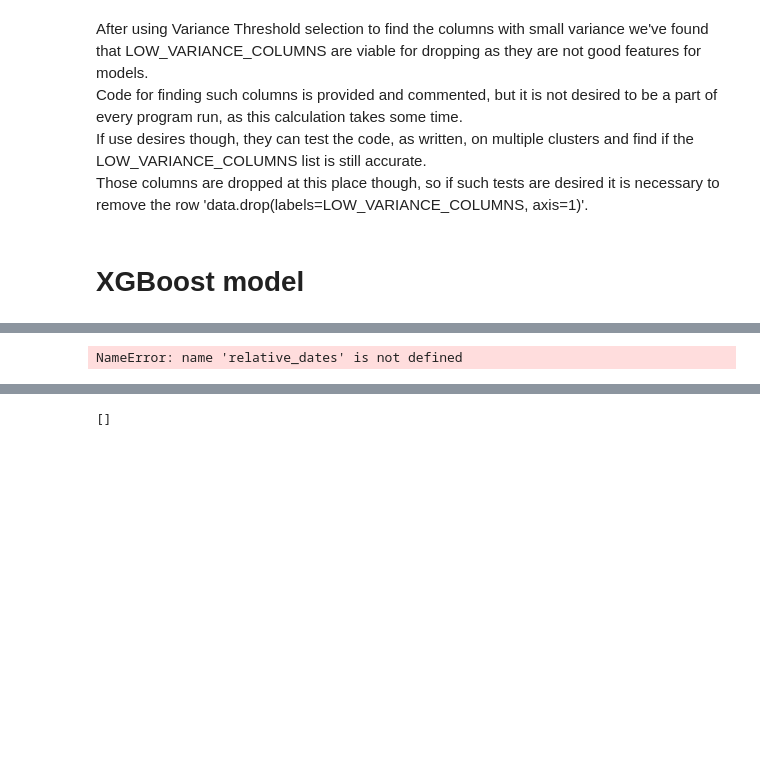
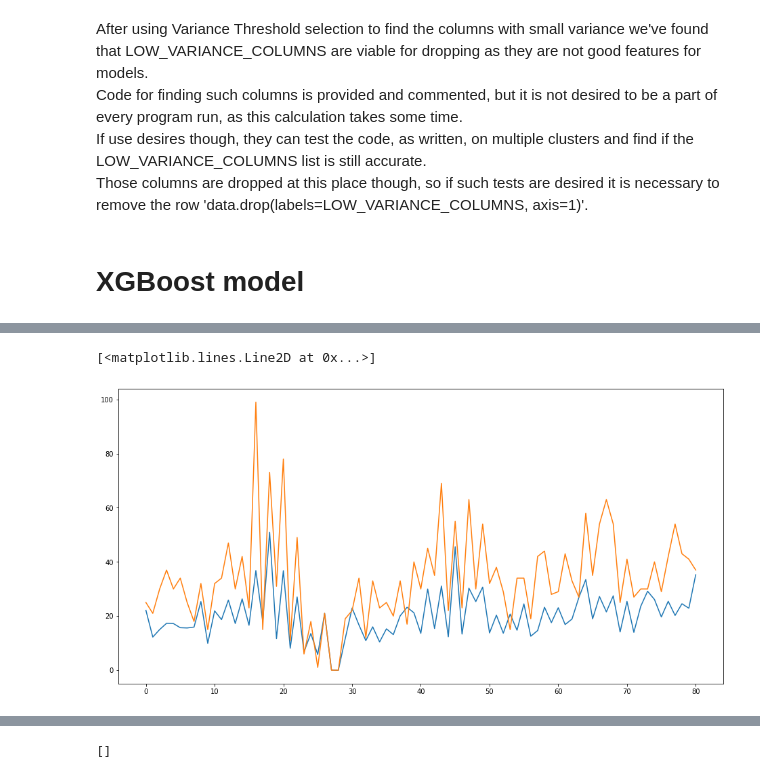
Before and after one commit to xSchon/BP, a Jupyter notebook: 03.Models.ipynb, the cells around one changed output, grey strips where cells are left out. Drawn from its saved outputs; the diff is of its cells as text; code cells hidden in the pictures; blank space fills up the shorter version.

Commit message:
Prepare for tests

```diff
--- a/03.Models.ipynb
+++ b/03.Models.ipynb
@@ -298,7 +299,7 @@ def prepare_cluster_data(df: pd.DataFrame, hierarchical_cluster : id, kmeans_clu
         check_existence = DATA_CLUSTERS_PATH+NORMALIZED_FILE_NAME+'_kmeans-'+str(kmeans_cluster)+'_hier-'+str(hierarchical_cluster)+'.csv'
 
     if os.path.exists(check_existence):
-        return pd.read_csv(DATA_CLUSTERS_PATH+standard_file_name+'_kmeans-'+str(1)+'_hier-1.csv', sep=',', low_memory=False)
+        return pd.read_csv(DATA_CLUSTERS_PATH+standard_file_name+'_kmeans-'+str(kmeans_cluster)+'_hier-'+str(hierarchical_cluster)+'.csv', sep=',', low_memory=False)
 
 
     selected_cluster = data[data.cluster_hierar.__eq__(hierarchical_cluster) & data.kmeans_cluster.__eq__(kmeans_cluster)]
@@ -437,7 +438,7 @@ def hyperparameter_tuning(X_train_data : pd.DataFrame, X_test_data : pd.DataFram
             n_jobs=1,
             n_iter=n_iterations,
             scoring=scoring_fit,
-            verbose=10
+            verbose=5
         )
     fitted_model = rs.fit(X_train_data, y_train_data)
 
@@ -470,7 +471,7 @@ selected_cluster = prepare_cluster_data(data, random.randint(1, 3), random.randi
 X_train, y_train, X_test, y_test = test_train_yearly_split(selected_cluster)
 
 xgb_r = XGBRegressor()
-model, pred = algorithm_pipeline(X_train, X_test, y_train, y_test, xgb_r, parameters, cv=2, n_iterations=50)
+model, pred = hyperparameter_tuning(X_train, X_test, y_train, y_test, xgb_r, parameters, cv=2, n_iterations=100)
 
 end = time.time()
 print(f"{(end-start)/60} minutes.")
@@ -485,16 +496,0 @@ Fitting 2 folds for each of 1 candidates, totalling 2 fits
-# %%
-xgb = XGBRegressor(verbosity=best_params['verbosity'],
-                   subsample=best_params['subsample'],
-                   seed=29,
-                   reg_lambda=best_params['reg_lambda'],
-                   reg_alpha=best_params['reg_alpha'],
-                   objective=best_params['objective'],
-                   n_estimators=best_params['n_estimators'],
-                   min_child_weight=best_params['min_child_weight'],
-                   max_depth=best_params['max_depth'],
-                   gamma=best_params['gamma'],
-                   eta=best_params['eta'],
-                   colsample_bytree=best_params['colsample_bytree'],
-                   booster=best_params['booster'])
-
-xgb.fit(X_train, y_train)
@@ -611,11 +629,6 @@ print(accuracy_score(y_test.quantity_sold.values, predicted_test.round()))
-# %%
-train_predicted = pd.DataFrame({'relative_dates' : relative_dates, 'values' : predicted}).groupby('relative_dates').sum().dropna()
-test_predicted = pd.DataFrame({'relative_dates' : relative_dates_test, 'values' : predicted_test}).groupby('relative_dates').sum().dropna()
-train_real = pd.DataFrame({'relative_dates' : relative_dates, 'values' : y_train.quantity_sold}).groupby('relative_dates').sum().dropna()
-test_real = pd.DataFrame({'relative_dates' : relative_dates_test, 'values' : y_test.quantity_sold}).groupby('relative_dates').sum().dropna()
-
-plt.plot(train_predicted.append(test_predicted))
-plt.plot(train_real.append(test_real))
-plt.plot()
-# %% [output]
-NameError: name 'relative_dates' is not defined
+# %%
+plt.plot(pd.DataFrame({'year' : X_train.year, 'week_sin' : X_train.week_sin, 'week_cos' : X_train.week_cos, 'sales' : predicted}).groupby(by=['year', 'week_sin', 'week_cos'], as_index=False).sum().dropna().sales)
+plt.plot(pd.DataFrame({'year' : X_train.year, 'week_sin' : X_train.week_sin, 'week_cos' : X_train.week_cos, 'sales' : y_train.quantity_sold}).groupby(by=['year', 'week_sin', 'week_cos'], as_index=False).sum().dropna().sales)
+# %% [output]
+[<matplotlib.lines.Line2D at 0x...>]
+[figure, added]
```
Also changed, not shown: parts of 17 cells of this notebook.
